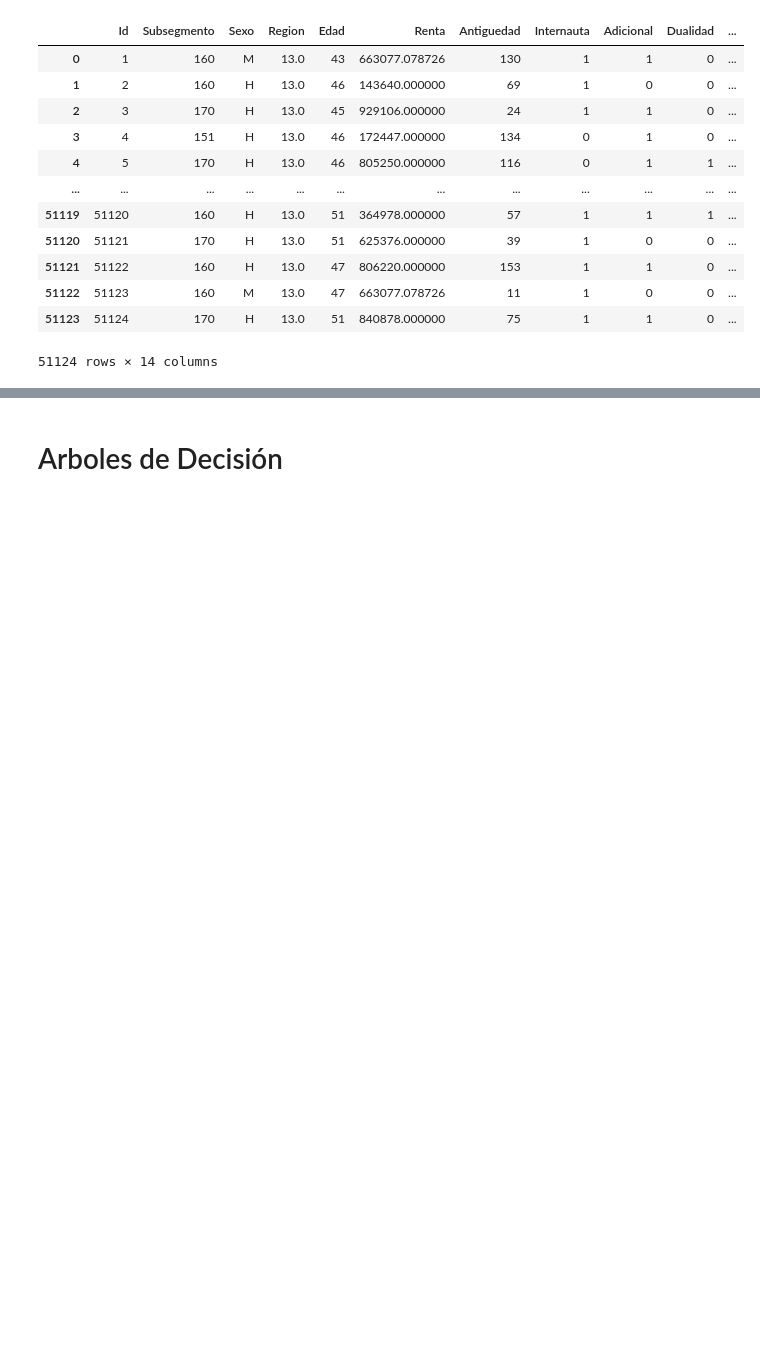
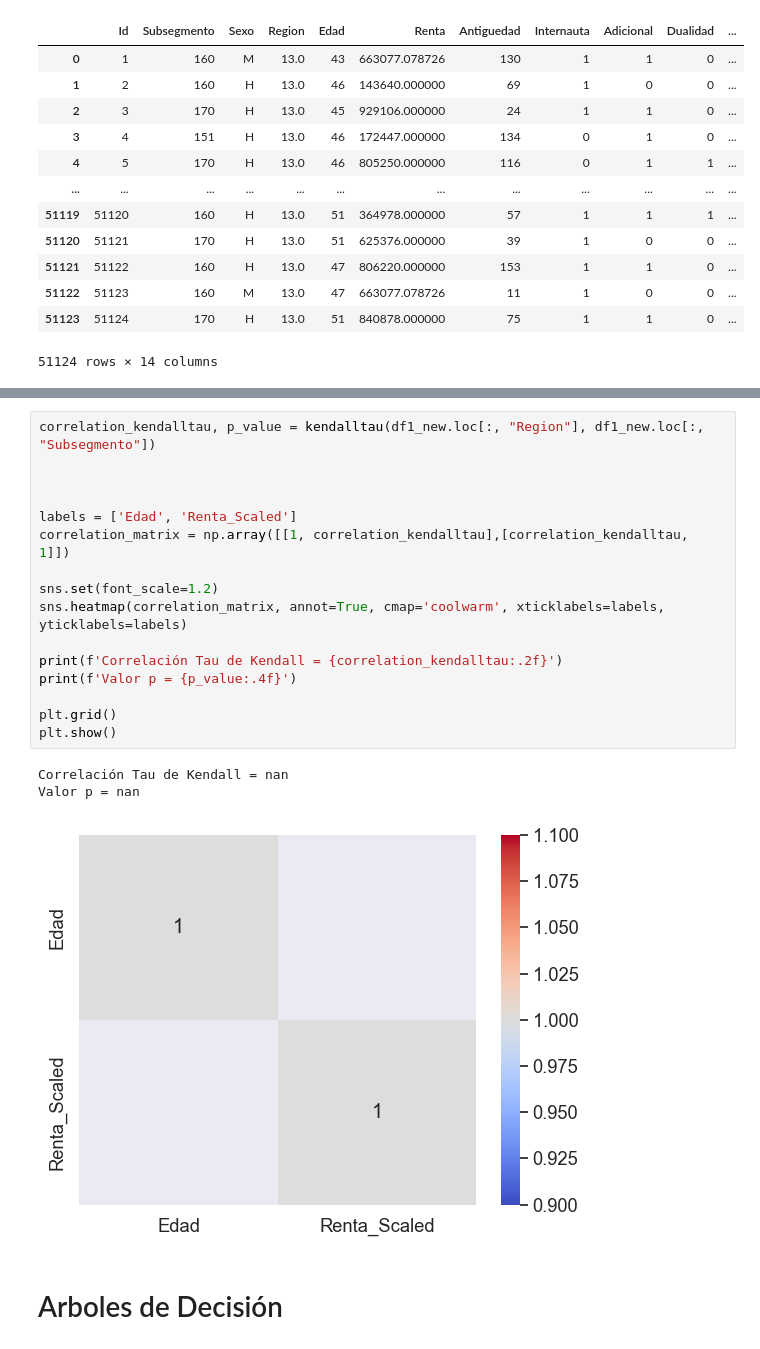
Before and after one commit to fate-9x/MachineLearning, a Jupyter notebook: Prueba_1.ipynb, the cells around one changed output, grey strips where cells are left out. Cells and saved outputs as stored; diff of their text form; blank space fills up the shorter version.

```diff
--- a/Prueba_1.ipynb
+++ b/Prueba_1.ipynb
@@ -267,3 +243,23 @@ NameError: name 'df1_new' is not defined
+# %%
+correlation_kendalltau, p_value = kendalltau(df1_new.loc[:, "Region"], df1_new.loc[:, "Subsegmento"])
+
+
+
+labels = ['Edad', 'Renta_Scaled']
+correlation_matrix = np.array([[1, correlation_kendalltau],[correlation_kendalltau, 1]])
+
+sns.set(font_scale=1.2)
+sns.heatmap(correlation_matrix, annot=True, cmap='coolwarm', xticklabels=labels, yticklabels=labels)
+
+print(f'Correlación Tau de Kendall = {correlation_kendalltau:.2f}')
+print(f'Valor p = {p_value:.4f}')
+
+plt.grid()
+plt.show()
+# %% [output]
+Correlación Tau de Kendall = nan
+Valor p = nan
+[figure, added]
 # %% [markdown]
 # Arboles de Decisión
 # %%
```
Also changed, not shown: parts of 7 cells of this notebook.
